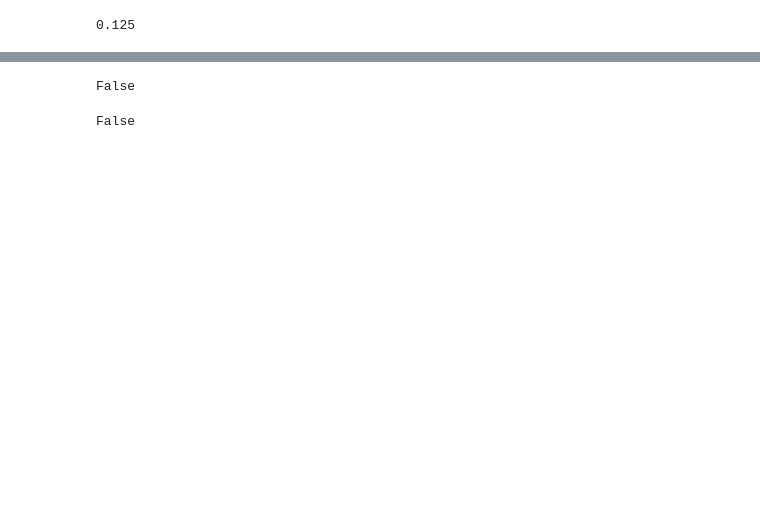
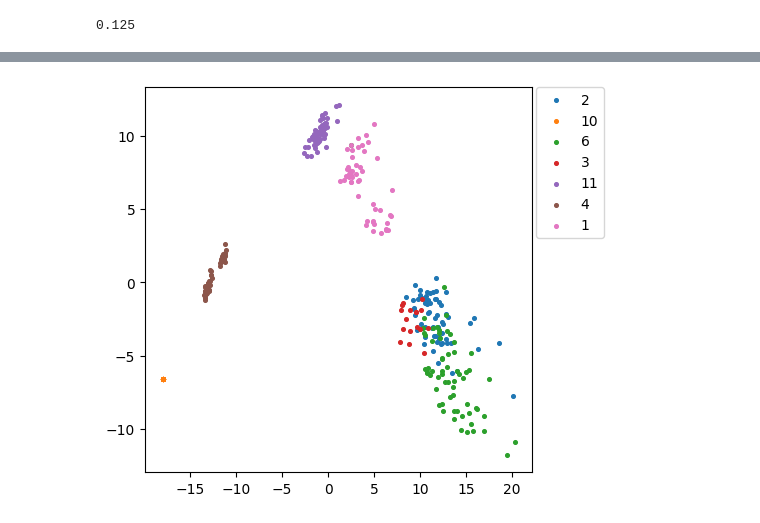
Before and after one commit to kojikojiprg/individual_anomaly, a Jupyter notebook: notebooks/individual/test_i3d_roialign.ipynb, the cells around one changed output, grey strips where cells are left out. Drawn from its saved outputs; the diff is of its cells as text; code cells hidden in the pictures; blank space fills up the shorter version.

```diff
--- a/notebooks/individual/test_i3d_roialign.ipynb
+++ b/notebooks/individual/test_i3d_roialign.ipynb
@@ -125,5 +142,5 @@ torch.Size([1, 832, 8, 59, 80]) 4f
 # %%
-h, w = frames.shape[2:4]
+h, w = frames.shape[3:5]
 fy, fx = feature.shape[3:5]
 fx / w
 # %% [output]
@@ -177,18 +177,52 @@ array([[1.622098  , 0.40036553, 0.40775394],
-# %%
-np.any(np.isinf(feature_aligned))
-# %% [output]
-False
-# %%
-np.any(np.isnan(feature_aligned))
-# %% [output]
-False
 # %%
 pids_all_batch = [
     [
         data["id"] for data in pose_data
-        if data["frame"] == start_frame_num
+        if data["frame"] == start_frame_num + frame_length // 2 + 1
     ]
     for start_frame_num in start_frame_nums
 ]
+# %%
+n_components = 2
+features_aligned_all = feature_aligned.reshape(-1, 256 * output_size**2)
+pca = PCA(n_components=n_components)
+pca.fit(features_aligned_all)
+
+embedding_dict = {}
+tail_idx = 0
+for pid_batch, start_frame_num in zip(pids_all_batch, start_frame_nums):
+    data_num = len(pid_batch)
+    # pca = PCA(n_components=2)
+    # pca.fit(feature_aligned[tail_idx: tail_idx + data_num].reshape(-1, 256 * 2 * 2))
+    for i, pid in enumerate(pid_batch):
+        features = feature_aligned[i + tail_idx]
+        embedding = pca.transform(features.reshape(-1, 256 * output_size**2))
+
+        if pid not in embedding_dict:
+            embedding_dict[pid] = np.empty((0, n_components + 1))
+        embedding = np.append(embedding, start_frame_num)
+        embedding_dict[pid] = np.append(embedding_dict[pid], [embedding], axis=0)
+
+    tail_idx += data_num
+# %%
+import matplotlib.cm as cm
+plt.figure(figsize=(5, 5))
+for i, (pid, embedding) in enumerate(embedding_dict.items()):
+    # if i not in range(15, 20):
+    #     continue
+    plt.scatter(
+        embedding[:, 0], embedding[:, 1], s=7, label=pid
+    )
+    # for j in range(len(embedding)):
+    #     if embedding[j, n_components] in start_frame_nums[::batch_num - 1]:
+    #         plt.text(embedding[j, 0], embedding[j, 1], int(embedding[j, 2]))
+
+# plt.colorbar(boundaries=np.arange(11)-0.5).set_ticks(pids)
+# plt.xlim((-10, 30))
+# plt.ylim((-20, 20))
+plt.legend(bbox_to_anchor=(1.01, 1), loc='upper left', borderaxespad=0)
+plt.show()
+# %% [output]
+[figure, added]
 # %%
 features_aligned_all = feature_aligned.reshape(-1, 256 * output_size**2)
```
Also changed, not shown: parts of 13 cells of this notebook.
